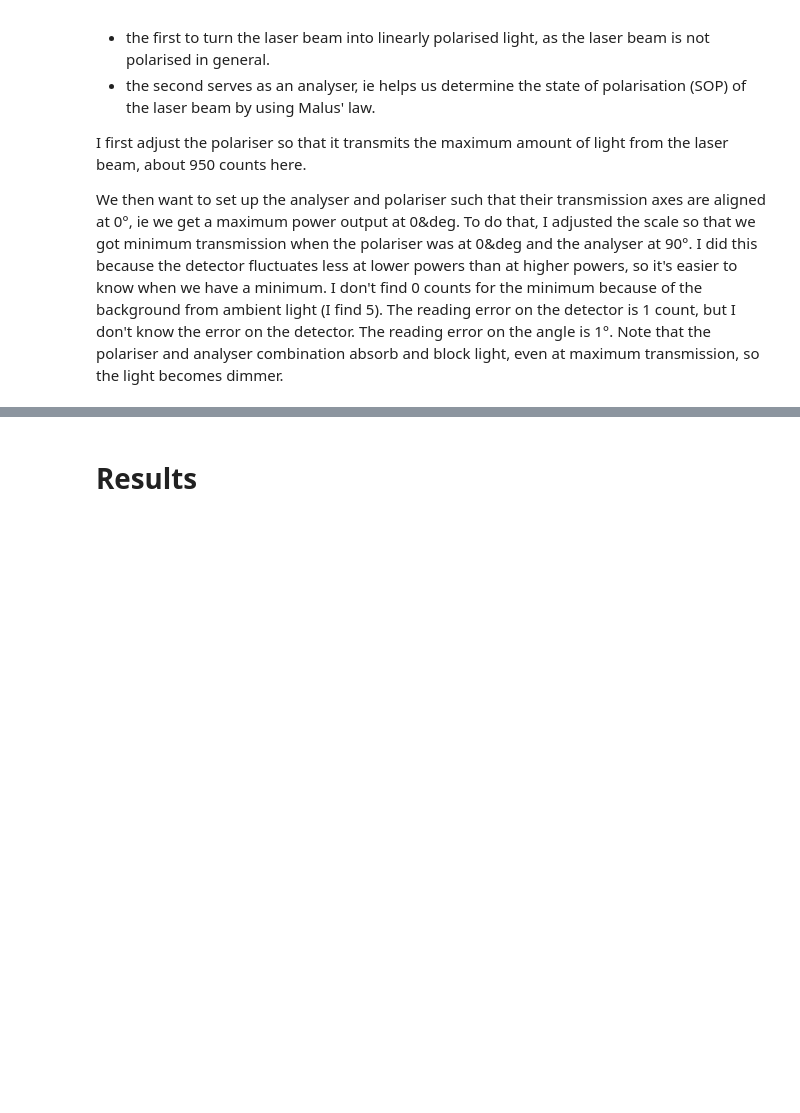
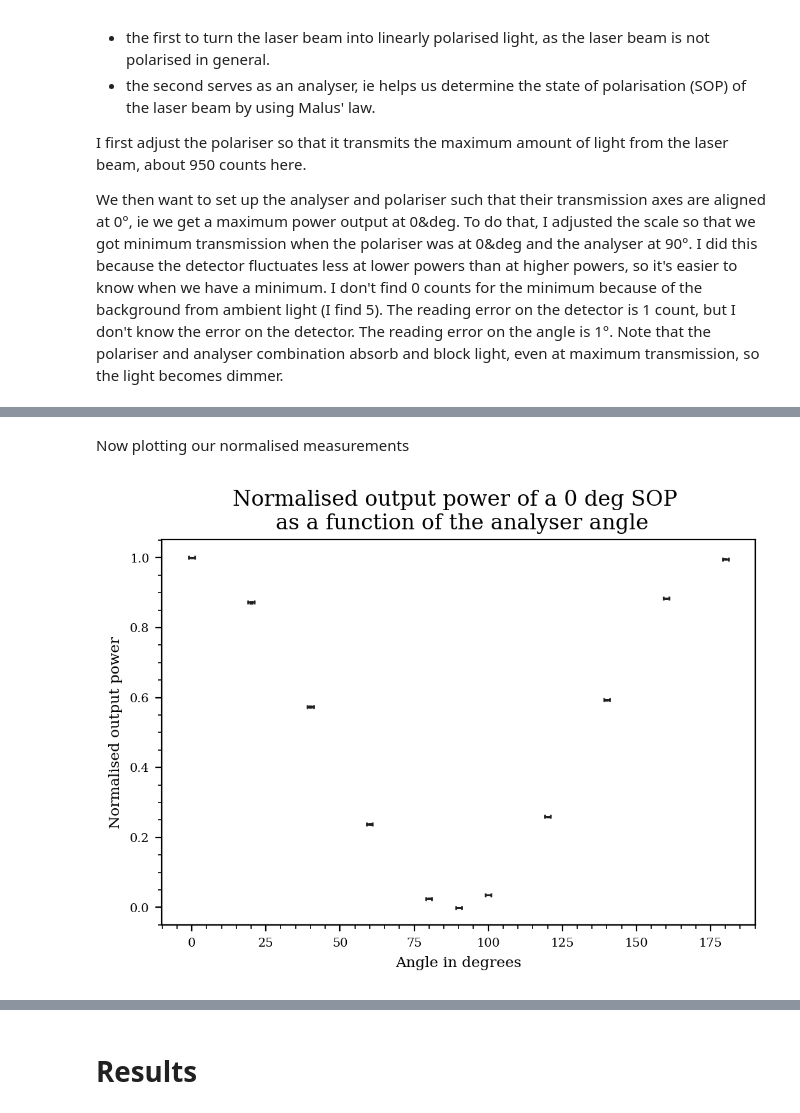
Before and after one commit to MelzieG/Lab3, a Jupyter notebook: Part1.ipynb, the cells around one changed output, grey strips where cells are left out. Drawn from its saved outputs; the diff is of its cells as text; code cells hidden in the pictures; blank space fills up the shorter version.

```diff
--- a/Part1.ipynb
+++ b/Part1.ipynb
@@ -53,0 +66,10 @@ These were not background subtracted, but we clearly see that there is a minimum
+# %%
+#load the data
+
+angle, counts1, counts2, counts3 = np.loadtxt('Measurements_paragraph_2.csv', delimiter=',', skiprows=4, unpack = True)
+    # first column was angles
+    # other columns were all our 3 sets of measurements
+
+#make a note of the errors
+background=5                   #background value
+angle_err=np.ones_like(angle)  #reading error on angle is one
@@ -53,0 +78,14 @@ These were not background subtracted, but we clearly see that there is a minimum
+# %%
+#find out the standard error and mean of the measurements
+
+counts_err  = []                                  #create array for standard error
+counts_mean = []                                  #create array for the mean
+
+for i in range (0,11):
+    mea     = [counts1[i],counts2[i],counts3[i]]  #array of the i-th element in all the counts arrays
+    mea     = mea-np.ones_like(mea)*background    #subtracting array by array of background value
+    average = statistics.mean(mea)                #find the average of each iteration
+    ste     = sem(mea)                            #find the standard error of each iteration
+
+    counts_mean.append(average)                  #append the calculated average value to corresponding array
+    counts_err.append(ste)                       #append the calculated standard error to corresponding array
@@ -53,0 +94,8 @@ These were not background subtracted, but we clearly see that there is a minimum
+# %%
+# Want to normalise data, so divide by counts by maximum:
+
+max_counts  = max(counts_mean)               # naming the maximum number of counts
+max_index   = counts_mean.index(max_counts)  # finding its index
+max_error   = counts_err[max_index]          # naming the error associated with the maximum, which has the same index
+
+norm_counts = counts_mean/max_counts         #normalising
@@ -53,0 +110,17 @@ These were not background subtracted, but we clearly see that there is a minimum
+# %%
+# calculating error on normalised counts by error propagation
+
+norm_error = [(norm_counts[i] * np.sqrt((counts_err[i]/counts_mean[i])**2+(max_error/max_counts)**2)) for i in range(np.size(counts_mean))]
+    # ^ using list comprehension here
+# %% [markdown]
+Now plotting our normalised measurements
+# %%
+#plotting normalised plot
+
+plt.errorbar(angle, norm_counts, yerr=norm_error, xerr=angle_err, fmt='none')      #plot number of counts against angles
+plt.xlabel('Angle in degrees')                                                     #label x-axis
+plt.ylabel('Normalised output power')                                              #label y-axis
+plt.title('Normalised output power of a 0 deg SOP \n as a function of the analyser angle')
+plt.show()
+# %% [output]
+[figure, added]
```
Also changed, not shown: parts of 10 cells of this notebook.
